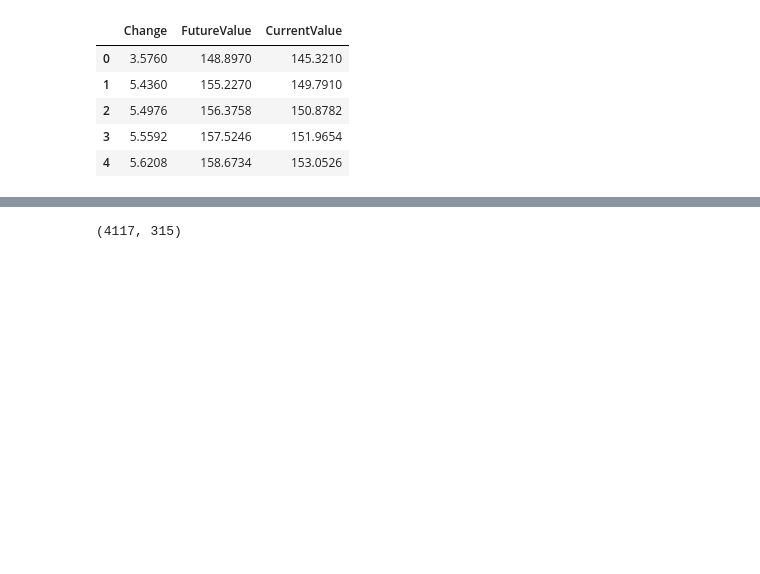
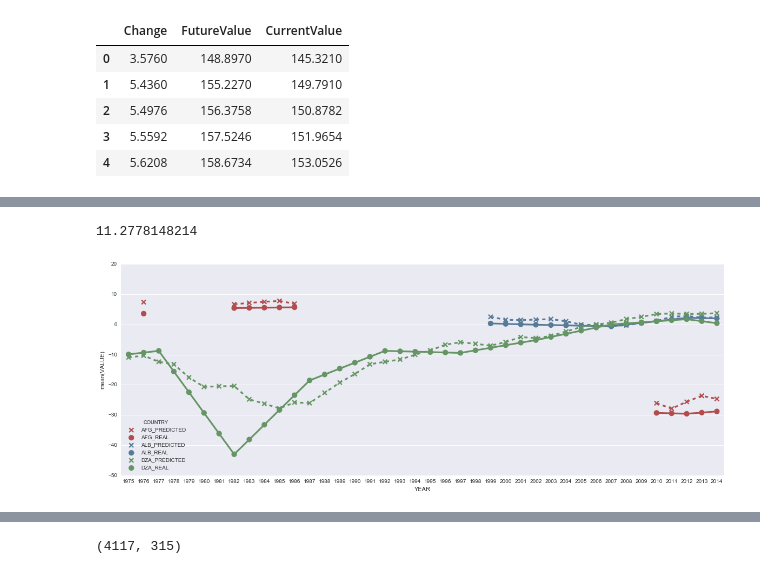
Before and after one commit to jgzuke/KaggleScripts, a Jupyter notebook: WorldDevelopment/Training.ipynb, the cells around one changed output, grey strips where cells are left out. Saved outputs shown, nothing was run; the diff lists cells and outputs as text; code cells hidden in the pictures; blank space fills up the shorter version.

```diff
--- a/WorldDevelopment/Training.ipynb
+++ b/WorldDevelopment/Training.ipynb
@@ -111,8 +113 @@ def testClf(clf, numCountries=5, displayRelativeValues=False):
     testClfWithCountries(clf, countries[0:numCountries], displayRelativeValues)
-# %%
-from sklearn.linear_model import LinearRegression
-clf = LinearRegression()
-clf.fit(X_train, y_train)
-#cv_scores = cross_val_score(clf, X_test, test, cv=4)
-#cv_scores
-clf.score(X_test, y_test)
@@ -132 +127,17 @@ clf.score(X_test, y_test)
+# %%
+from keras.models import Sequential
+from keras.layers import Dense, Activation
+from keras.wrappers.scikit_learn import KerasRegressor
+def baseline_model():
+    model = Sequential()
+    model.add(Dense(35, input_dim=315, init='normal', activation='relu'))
+    model.add(Dense(1, init='normal'))
+    # Compile model
+    model.compile(loss='mean_squared_error', optimizer='adam')
+    return model
+clf_keras = KerasRegressor(build_fn=baseline_model, nb_epoch=100, batch_size=5, verbose=0)
+testClf(clf, 3, True)
+# %% [output]
+11.2778148214
+[figure, added]
 # %%
```
Also changed, not shown: parts of 11 cells of this notebook.
